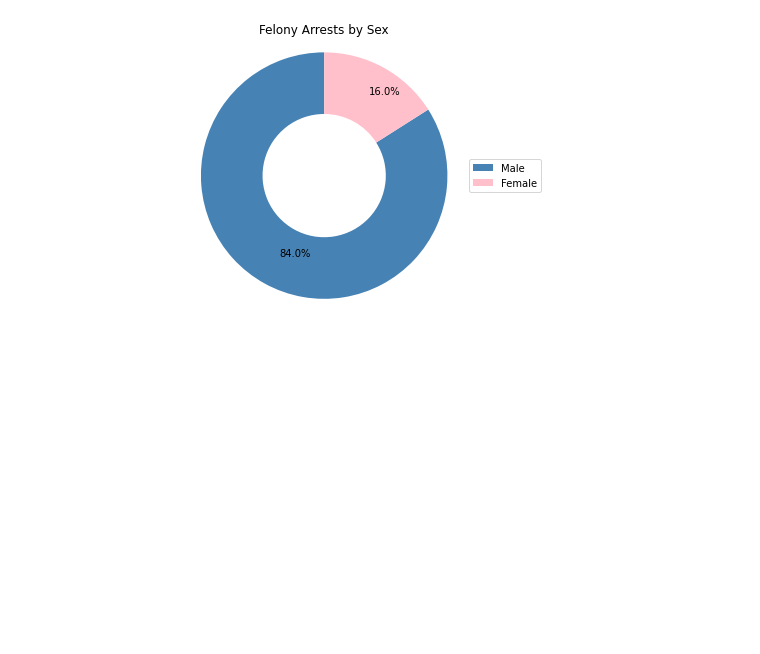
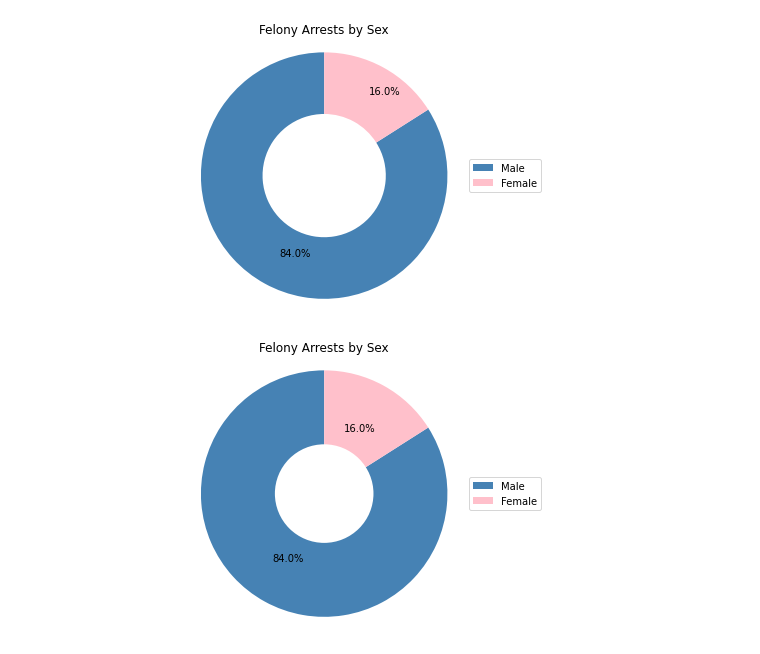
Before and after one commit to AmitSamra/NYC_Crime, a Jupyter notebook: nyc_crime_python.ipynb, the cells around one changed output. Saved outputs shown, nothing was run; the diff lists cells and outputs as text; code cells hidden in the pictures; blank space fills up the shorter version.

Commit message:
Added simpler way of creating doughnut chart

```diff
--- a/nyc_crime_python.ipynb
+++ b/nyc_crime_python.ipynb
@@ -954,3 +954,28 @@ ax.axis('equal')
 plt.show()
 # %% [output]
 [figure]
+# %%
+fig,ax = plt.subplots(figsize=(10, 5))
+
+# create pie chart
+ax.pie(df_sex_fel.prop, autopct='%1.1f%%', colors=['steelblue','pink'], startangle=90)
+ax.legend(
+    #df_sex_fel.perp_sex,
+    #title = 'Sex',
+    labels = ['Male', 'Female'],
+    loc = 'center left',
+    bbox_to_anchor = (.75,.5,0,0)
+)
+ax.set_title('Felony Arrests by Sex')
+# equal aspect ratio ensure pie chart is drawn as a cirlce
+ax.axis('equal')
+
+# create circle in middle of pie chart
+circle=plt.Circle(xy=(0,0), radius=0.4, facecolor='white')
+plt.gca().add_artist(circle)
+
+#ax.annotate(format(df_sex_fel.prop[i],'1.1%'), xy=(x,y), xytext=(.75*x, 0.75*y))
+
+plt.show()
+# %% [output]
+[figure, added]
```
